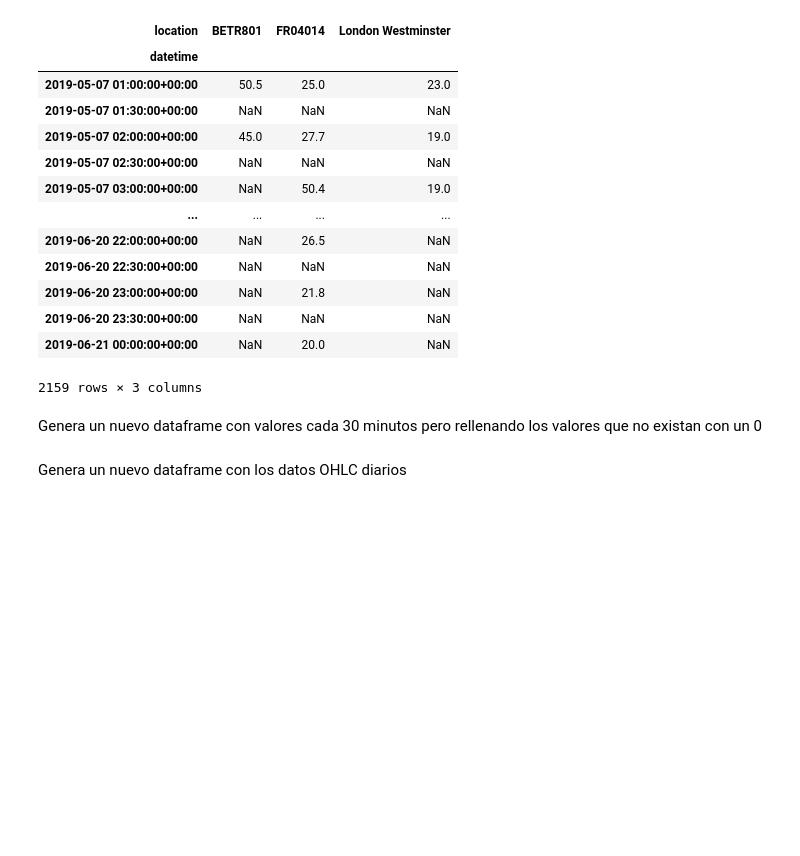
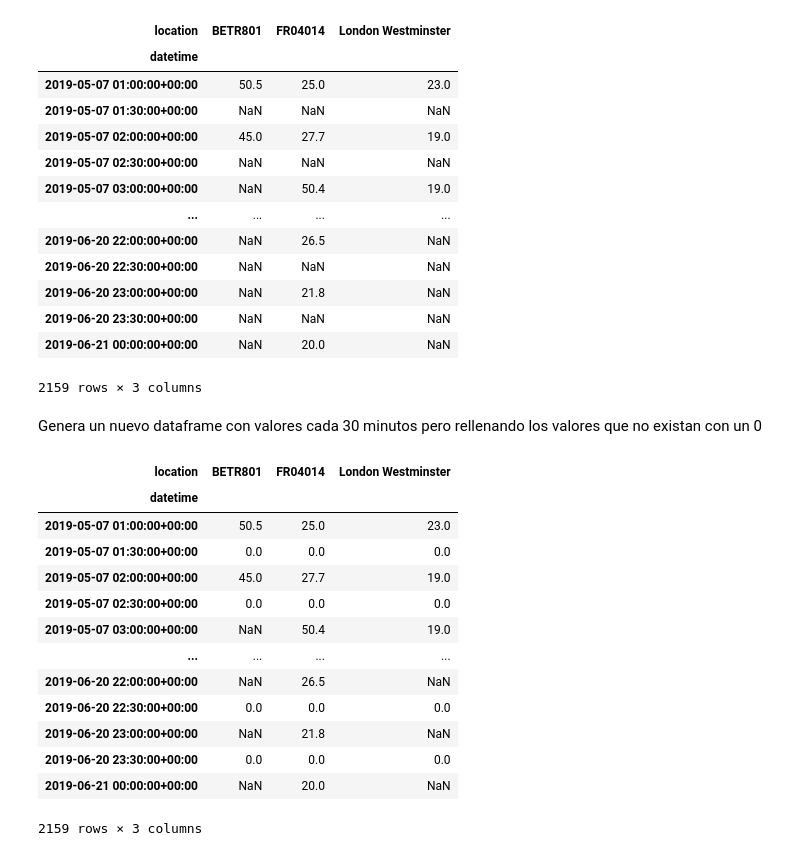
Before and after one commit to Ardark27/python_finance, a Jupyter notebook: 5_series_temporales/5_4_resampling.ipynb, the cells around one changed output. Cells and saved outputs as stored; diff of their text form; code cells hidden in the pictures; blank space fills up the shorter version.

```diff
--- a/5_series_temporales/5_4_resampling.ipynb
+++ b/5_series_temporales/5_4_resampling.ipynb
@@ -142,7 +142,7 @@ air_quality.head()
 # %% [markdown]
 Coviértelo a un dataframe con una columna para cada "location":
 # %%
-no_2 = air_quality.pivot(index="datetime", columns="location", values="value")
+no_2 = air_quality.pivot_table(values="value", index="datetime", columns="location")
 no_2.head()
 # %% [output]
 | location | BETR801 | FR04014 | London Westminster |
@@ -188,5 +188,21 @@ no_2.asfreq(freq="30T")
 2159 rows × 3 columns
 # %% [markdown]
 Genera un nuevo dataframe con valores cada 30 minutos pero rellenando los valores que no existan con un 0
-# %% [markdown]
-Genera un nuevo dataframe con los datos OHLC diarios
+# %%
+
+no_2.asfreq(freq="30T", fill_value=0)
+# %% [output]
+| location | BETR801 | FR04014 | London Westminster |
+| datetime |  |  |  |
+| 2019-05-07 01:00:00+00:00 | 50.5 | 25.0 | 23.0 |
+| 2019-05-07 01:30:00+00:00 | 0.0 | 0.0 | 0.0 |
+| 2019-05-07 02:00:00+00:00 | 45.0 | 27.7 | 19.0 |
+| 2019-05-07 02:30:00+00:00 | 0.0 | 0.0 | 0.0 |
+| 2019-05-07 03:00:00+00:00 | NaN | 50.4 | 19.0 |
+| ... | ... | ... | ... |
+| 2019-06-20 22:00:00+00:00 | NaN | 26.5 | NaN |
+| 2019-06-20 22:30:00+00:00 | 0.0 | 0.0 | 0.0 |
+| 2019-06-20 23:00:00+00:00 | NaN | 21.8 | NaN |
+| 2019-06-20 23:30:00+00:00 | 0.0 | 0.0 | 0.0 |
+| 2019-06-21 00:00:00+00:00 | NaN | 20.0 | NaN |
+2159 rows × 3 columns
```
Also changed, not shown: 8 other files.
